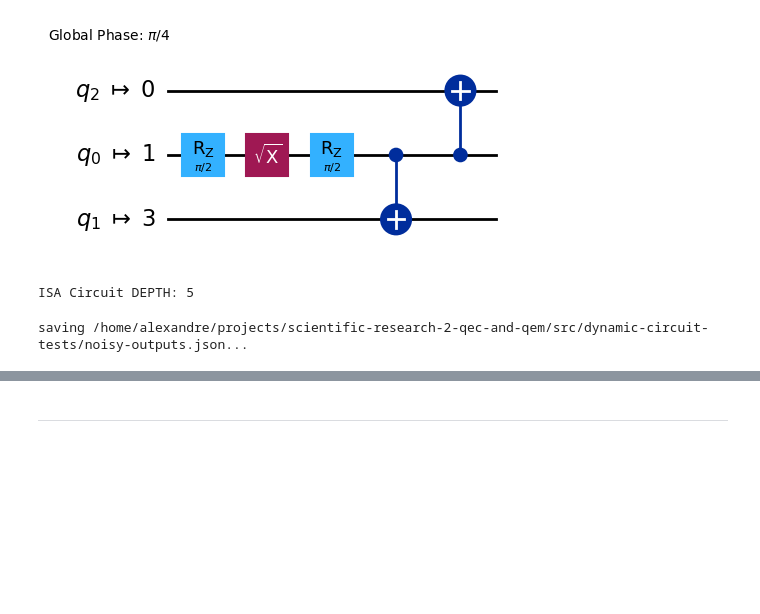
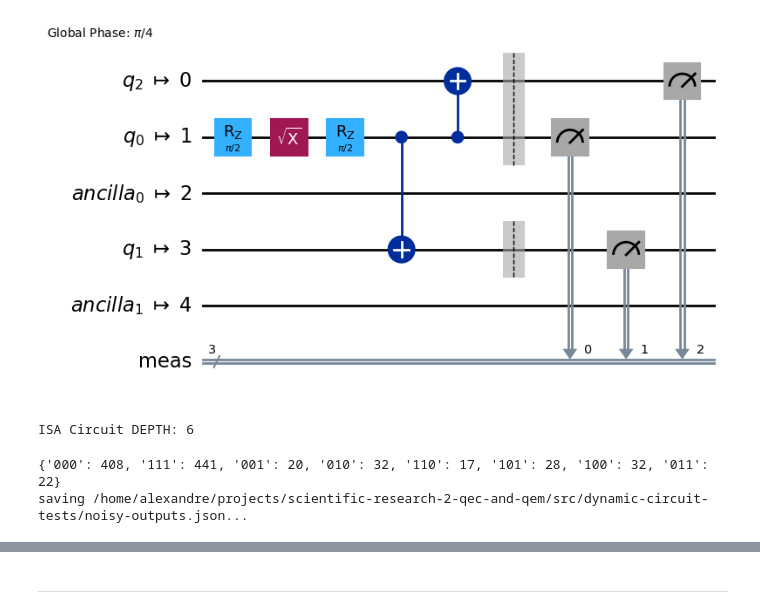
Before and after one commit to Dpbm/scientific-research-2-qec-and-qem, a Jupyter notebook: src/dynamic-circuits.ipynb, the cells around one changed output, grey strips where cells are left out. Cells and saved outputs as stored; diff of their text form; code cells hidden in the pictures; blank space fills up the shorter version.

```diff
--- a/src/dynamic-circuits.ipynb
+++ b/src/dynamic-circuits.ipynb
@@ -35,8 +33,9 @@ N_QUBITS = 3
 # %%
-qc = QuantumCircuit(N_QUBITS)
+qc = QuantumCircuit(3)
 qc.h(0)
 qc.cx(0,1)
 qc.cx(0,2)
+qc.measure_all()
 display(qc.draw('mpl', filename=generate_full_file_path(OUTPUT_PATH, "GHZ-circuit.png")))
 print(f"Default Circuit DEPTH: {qc.depth()}")
 # %% [output]
@@ -45,10 +44,10 @@ Default Circuit DEPTH: 3
 # %%
 isa_circuit = pm.run(qc)
-display(isa_circuit.draw('mpl', idle_wires=False, filename=generate_full_file_path(OUTPUT_PATH, "ISA-GHZ-circuit.png")))
+display(isa_circuit.draw('mpl', idle_wires=True, filename=generate_full_file_path(OUTPUT_PATH, "ISA-GHZ-circuit.png")))
 print(f"ISA Circuit DEPTH: {isa_circuit.depth()}")
 # %% [output]
-[figure, old version]
+[figure, new version]
-ISA Circuit DEPTH: 5
+ISA Circuit DEPTH: 6
 # %%
 SHOTS = 1000
 # %%
@@ -57,8 +56,10 @@ isa_circuit_cp.measure_all()
 results = sampler.run([isa_circuit_cp], shots=SHOTS).result()[0]
 # %%
 counts = results.data.meas.get_counts()
+print(counts)
 export_data_json(counts, generate_full_file_path(OUTPUT_PATH, "noisy-outputs.json"))
 # %% [output]
+{'000': 408, '111': 441, '001': 20, '010': 32, '110': 17, '101': 28, '100': 32, '011': 22}
 saving /home/alexandre/projects/scientific-research-2-qec-and-qem/src/dynamic-circuit-tests/noisy-outputs.json...
 # %%
 quasi = ProbDistribution(counts).binary_probabilities(num_bits=N_QUBITS)
```
Also changed, not shown: parts of 20 cells of this notebook, 7 other files.
